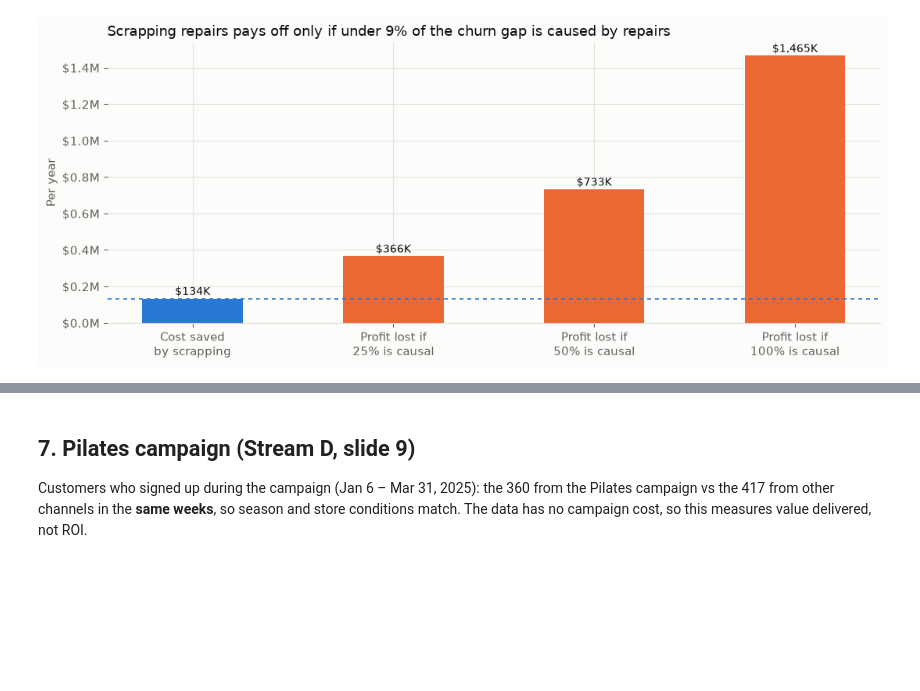
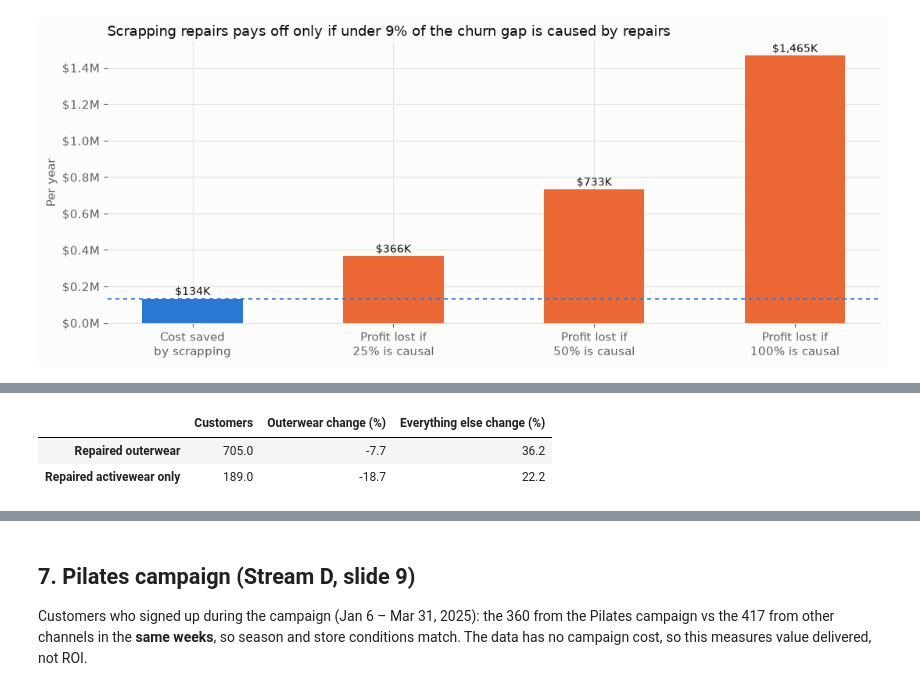
Before and after one commit to rchicoin/DATATHON2026, a Jupyter notebook: summary.ipynb, the cells around one changed output, grey strips where cells are left out. Saved outputs shown, nothing was run; the diff lists cells and outputs as text; code cells hidden in the pictures; blank space fills up the shorter version.

```diff
--- a/summary.ipynb
+++ b/summary.ipynb
@@ -489,0 +517,34 @@ plt.show()
+# %%
+c_drop = lines[lines["row_type"] == C.DROPOFF]
+c_kind = {v: k for k, v in C.REPAIR_ITEMS.items()}
+c_first_ow = c_drop[c_drop["item_id"] == c_kind["outerwear"]].groupby("customer_id")["date"].min().dt.to_period("M")
+c_first_aw = c_drop[c_drop["item_id"] == c_kind["activewear"]].groupby("customer_id")["date"].min().dt.to_period("M")
+c_first_aw = c_first_aw[~c_first_aw.index.isin(c_first_ow.index)]
+c_months = pd.period_range(C.DATA_START, C.AS_OF_DATE, freq="M")
+c_ow_m = c_ow.groupby(["customer_id", "m"])["revenue"].sum()
+c_all_m = c_sales.groupby(["customer_id", "m"])["revenue"].sum()
+
+
+def c_before_after(first):
+    """Mean outerwear and other spend per customer, 12 months before vs from the month of first repair."""
+    first = first[first <= (C.AS_OF_DATE - pd.DateOffset(months=12)).to_period("M")]
+    ids = list(first.index)
+    o = c_ow_m[c_ow_m.index.isin(ids, level=0)].unstack().reindex(index=ids, columns=c_months).fillna(0)
+    a = c_all_m[c_all_m.index.isin(ids, level=0)].unstack().reindex(index=ids, columns=c_months).fillna(0)
+    pre = [pd.period_range(m - 12, m - 1, freq="M") for m in first]
+    post = [pd.period_range(m, m + 11, freq="M") for m in first]
+    ob = sum(o.loc[c, p].sum() for c, p in zip(ids, pre)) / len(ids)
+    oa = sum(o.loc[c, p].sum() for c, p in zip(ids, post)) / len(ids)
+    ab = sum(a.loc[c, p].sum() for c, p in zip(ids, pre)) / len(ids)
+    aa = sum(a.loc[c, p].sum() for c, p in zip(ids, post)) / len(ids)
+    return {"Customers": len(ids), "Outerwear change (%)": (oa / ob - 1) * 100,
+            "Everything else change (%)": ((aa - oa) / (ab - ob) - 1) * 100}
+
+
+c_cannib = pd.DataFrame({"Repaired outerwear": c_before_after(c_first_ow),
+                         "Repaired activewear only": c_before_after(c_first_aw)}).T
+c_cannib.round(1)
+# %% [output]
+|  | Customers | Outerwear change (%) | Everything else change (%) |
+| Repaired outerwear | 705.0 | -7.7 | 36.2 |
+| Repaired activewear only | 189.0 | -18.7 | 22.2 |
```
Also changed, not shown: parts of 7 cells of this notebook.
